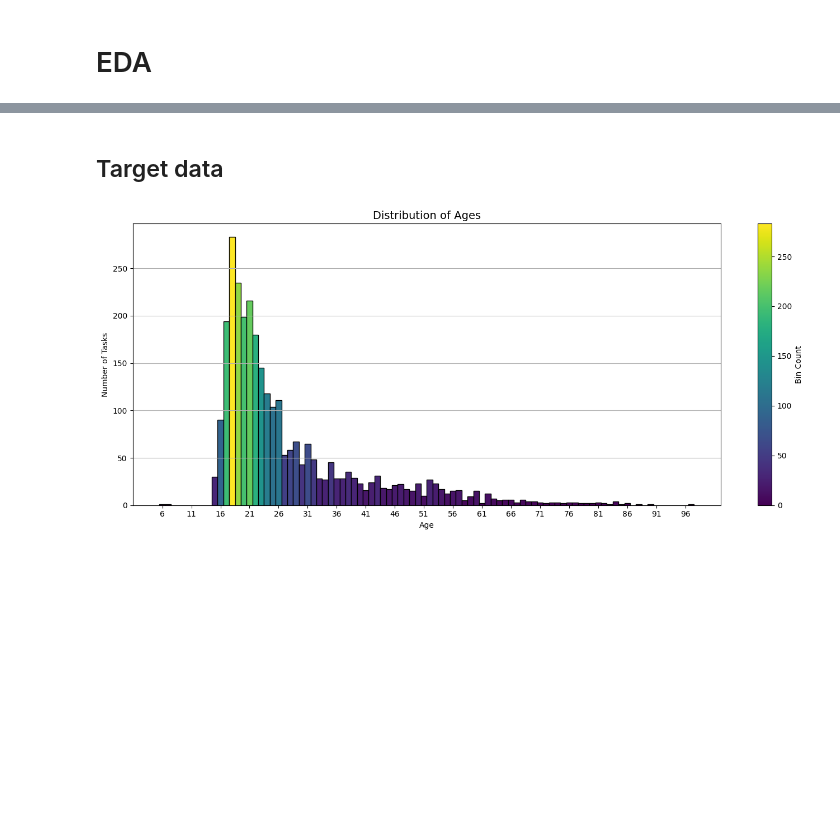
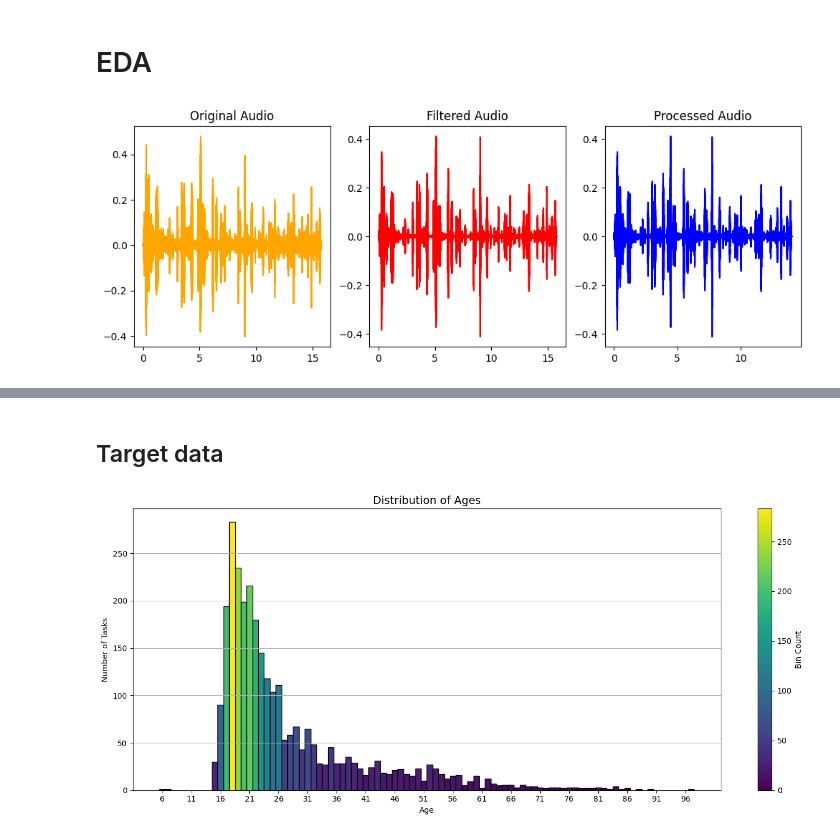
Before and after one commit to AndreaLolli2912/DSL-Age-Regression, a Jupyter notebook: main/main_EDA.ipynb, the cells around one changed output, grey strips where cells are left out. Saved outputs shown, nothing was run; the diff lists cells and outputs as text; code cells hidden in the pictures; blank space fills up the shorter version.

```diff
--- a/main/main_EDA.ipynb
+++ b/main/main_EDA.ipynb
@@ -110,6 +112,34 @@ None
 | 4 | male | spanish | 1633.86770 | 3999.7632 | 145.36313 | 0.021621 | 0.103855 | 0.001369 | 0.140950 | ... |
 # %% [markdown]
 # EDA
+# %%
+from utils import audio_preprocessing as ap
+
+input_file = "data/audios_development/623.wav"
+def plot_audio(y, sr=22050, c='b', s=False, ax=None, title='Audio Signal'):
+    if ax == None:
+        fig, ax = plt.subplots(1)
+    if s:
+        ax.plot(np.arange(y.size)/sr, y, c=c)
+    else:
+        ax.plot(y, c=c)
+    ax.title.set_text(title)
+    return ax
+
+y, sr = librosa.load(input_file)
+y_noise = ap.reduce_noise(y=y, sr=sr)
+
+# Step 2: Apply band-pass filter
+y_filter = ap.bandpass_filter(y=y_noise, sr=sr)
+y_processed = ap.process_audio(y=y_filter, sr=sr)
+
+fig, ax = plt.subplots(1, 3, figsize=(12, 4))
+plot_audio(y, c='orange', s=True, ax=ax[0], title = 'Original Audio')
+plot_audio(y_filter, c='red', s=True, ax=ax[1], title = 'Filtered Audio')
+plot_audio(ap.process_audio(y, sr), s=True, c='b', ax=ax[2], title = 'Processed Audio')
+plt.show()
+# %% [output]
+[figure, added]
 # %%
 display(df_dev_copy.describe(include="all").T)
 # %% [output]
```
Also changed, not shown: parts of 51 cells of this notebook.
